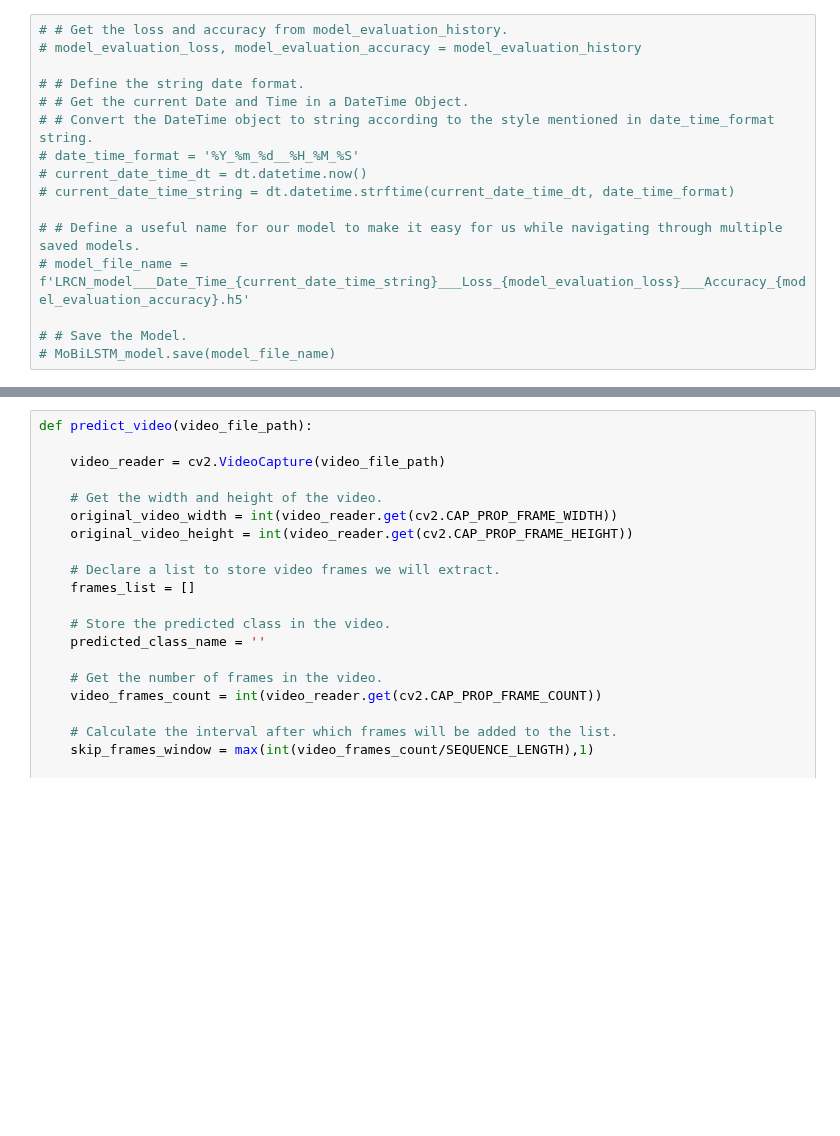
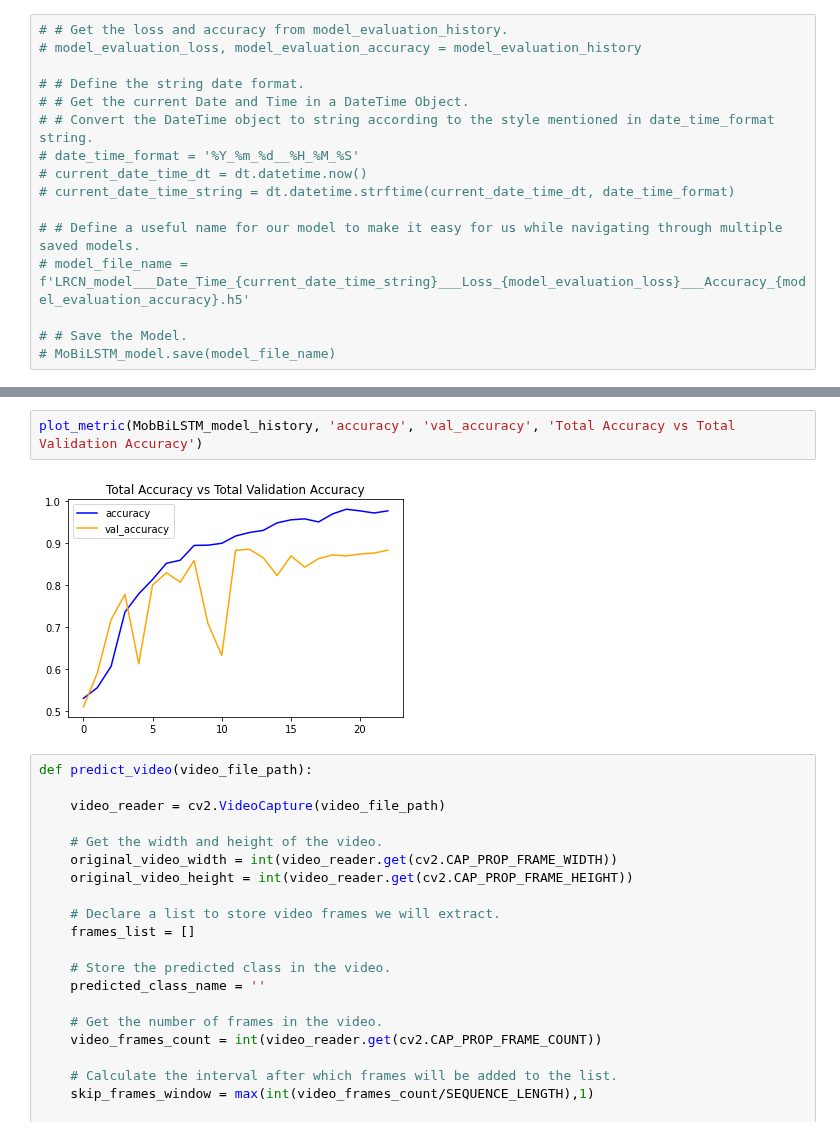
Before and after one commit to abdullahasim19/FYP, a Jupyter notebook: FYP Fight Detection.ipynb, the cells around one changed output, grey strips where cells are left out. Drawn from its saved outputs; the diff is of its cells as text; blank space fills up the shorter version.

```diff
--- a/FYP Fight Detection.ipynb
+++ b/FYP Fight Detection.ipynb
@@ -361,3 +386,7 @@ model_evaluation_history = MoBiLSTM_model.evaluate(features_test, labels_test)
+# %%
+plot_metric(MobBiLSTM_model_history, 'accuracy', 'val_accuracy', 'Total Accuracy vs Total Validation Accuracy')
+# %% [output]
+[figure, added]
 # %%
 def predict_video(video_file_path):
 
```
Also changed, not shown: parts of 9 cells of this notebook.
